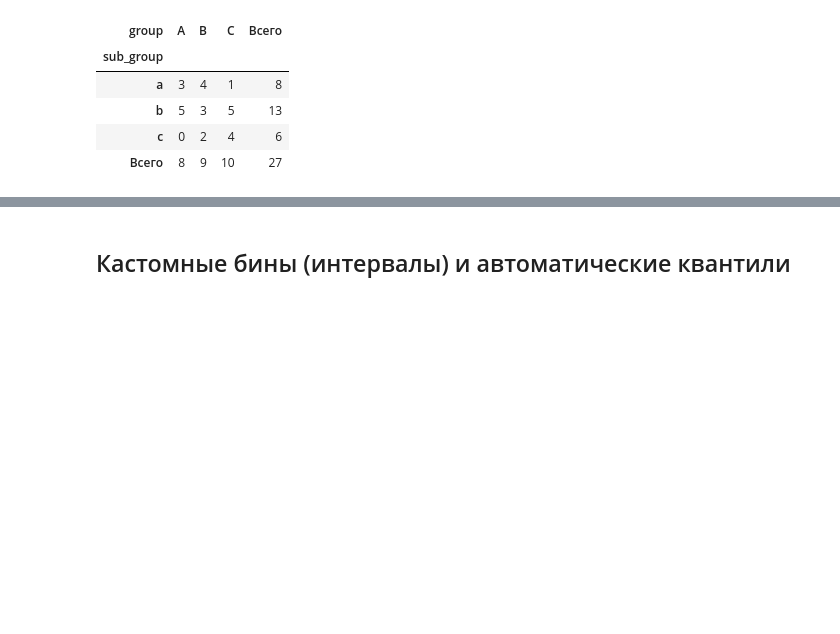
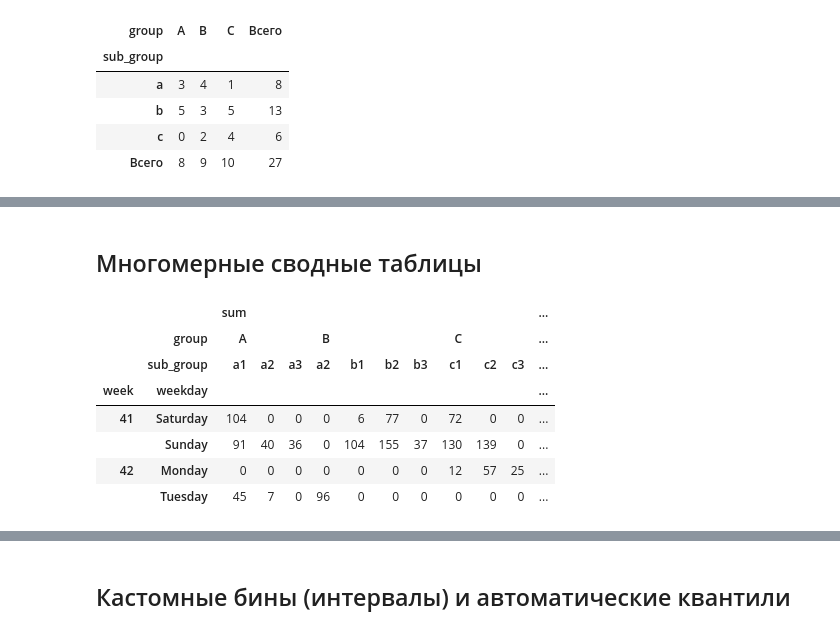
Before and after one commit to Saxsafon/Analysis, a Jupyter notebook: Python/Processing/Pivot_tables.ipynb, the cells around one changed output, grey strips where cells are left out. Saved outputs shown, nothing was run; the diff lists cells and outputs as text; code cells hidden in the pictures; blank space fills up the shorter version.

```diff
--- a/Python/Processing/Pivot_tables.ipynb
+++ b/Python/Processing/Pivot_tables.ipynb
@@ -276,0 +238,23 @@ simple_data.pivot_table(index='sub_group', columns='group', values='value', aggf
+# %% [markdown]
+## Многомерные сводные таблицы
+# %%
+df = data
+
+pv = df.pivot_table(
+    index=['week', 'weekday'],
+    columns=['group', 'sub_group'],
+    values = 'value',
+    aggfunc=['sum', 'mean'],
+    fill_value=0,
+)
+
+pv.head()
+# %% [output]
+|  |  | sum |  |  |  |  |  |  |  |  |  | ... |
+|  | group | A |  |  | B |  |  |  | C |  |  | ... |
+|  | sub_group | a1 | a2 | a3 | a2 | b1 | b2 | b3 | c1 | c2 | c3 | ... |
+| week | weekday |  |  |  |  |  |  |  |  |  |  | ... |
+| 41 | Saturday | 104 | 0 | 0 | 0 | 6 | 77 | 0 | 72 | 0 | 0 | ... |
+|  | Sunday | 91 | 40 | 36 | 0 | 104 | 155 | 37 | 130 | 139 | 0 | ... |
+| 42 | Monday | 0 | 0 | 0 | 0 | 0 | 0 | 0 | 12 | 57 | 25 | ... |
+|  | Tuesday | 45 | 7 | 0 | 96 | 0 | 0 | 0 | 0 | 0 | 0 | ... |
```
Also changed, not shown: parts of 40 cells of this notebook.
